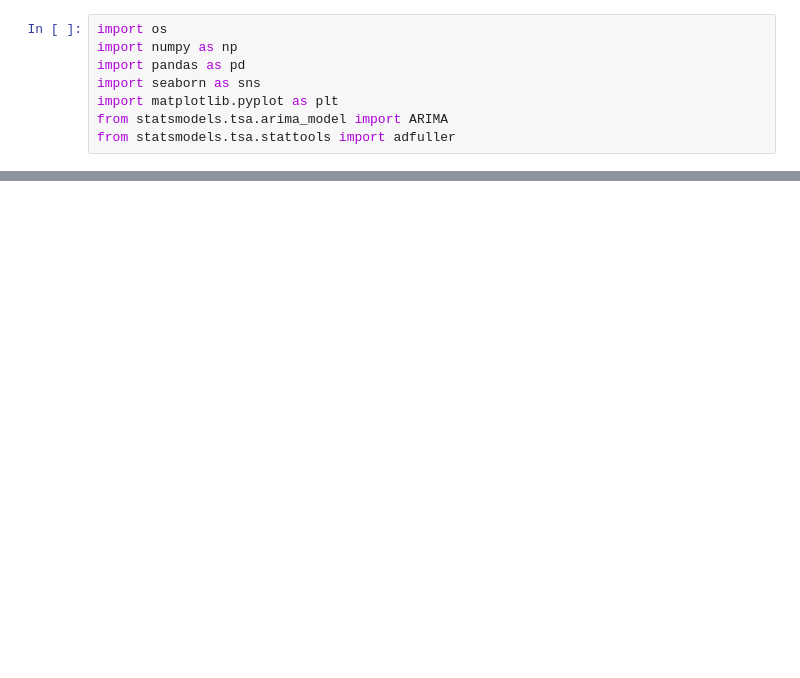
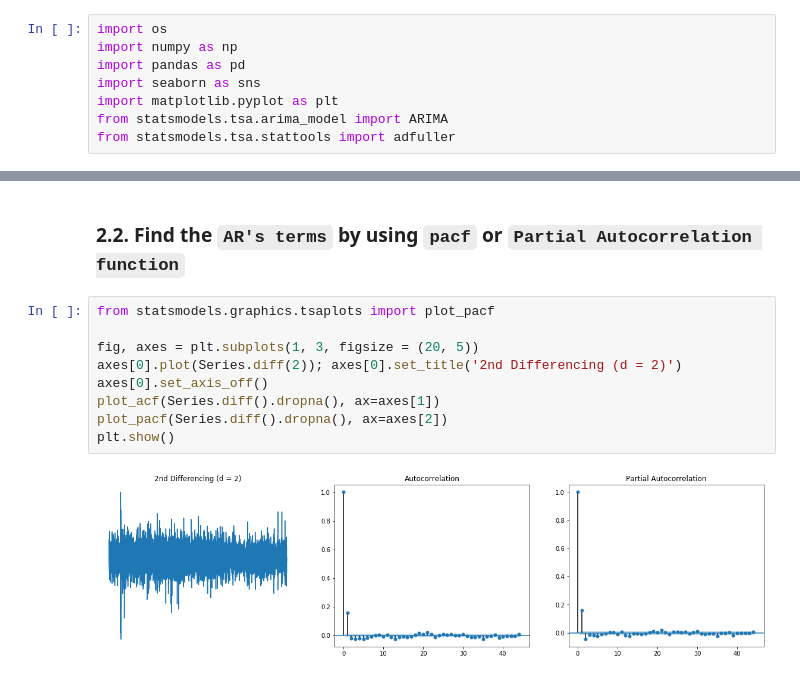
Before and after one commit to NhanDoV/Kaggle-6-first-projects, a Jupyter notebook: Time_series/XTX Challenge/XTX_challenge only using (S)ARIMA model.ipynb, the cells around one changed output, grey strips where cells are left out. Cells and saved outputs as stored; diff of their text form; blank space fills up the shorter version.

```diff
--- a/Time_series/XTX Challenge/XTX_challenge only using (S)ARIMA model.ipynb
+++ b/Time_series/XTX Challenge/XTX_challenge only using (S)ARIMA model.ipynb
@@ -35,0 +120,13 @@ series.hist(bins = 20, ax = axes[1]);
+# %% [markdown]
+### 2.2. Find the `AR's terms` by using `pacf` or `Partial Autocorrelation function`
+# %%
+from statsmodels.graphics.tsaplots import plot_pacf
+
+fig, axes = plt.subplots(1, 3, figsize = (20, 5))
+axes[0].plot(Series.diff(2)); axes[0].set_title('2nd Differencing (d = 2)')
+axes[0].set_axis_off()
+plot_acf(Series.diff().dropna(), ax=axes[1])
+plot_pacf(Series.diff().dropna(), ax=axes[2])
+plt.show()
+# %% [output]
+[figure, added]
```
Also changed, not shown: parts of 36 cells of this notebook.
